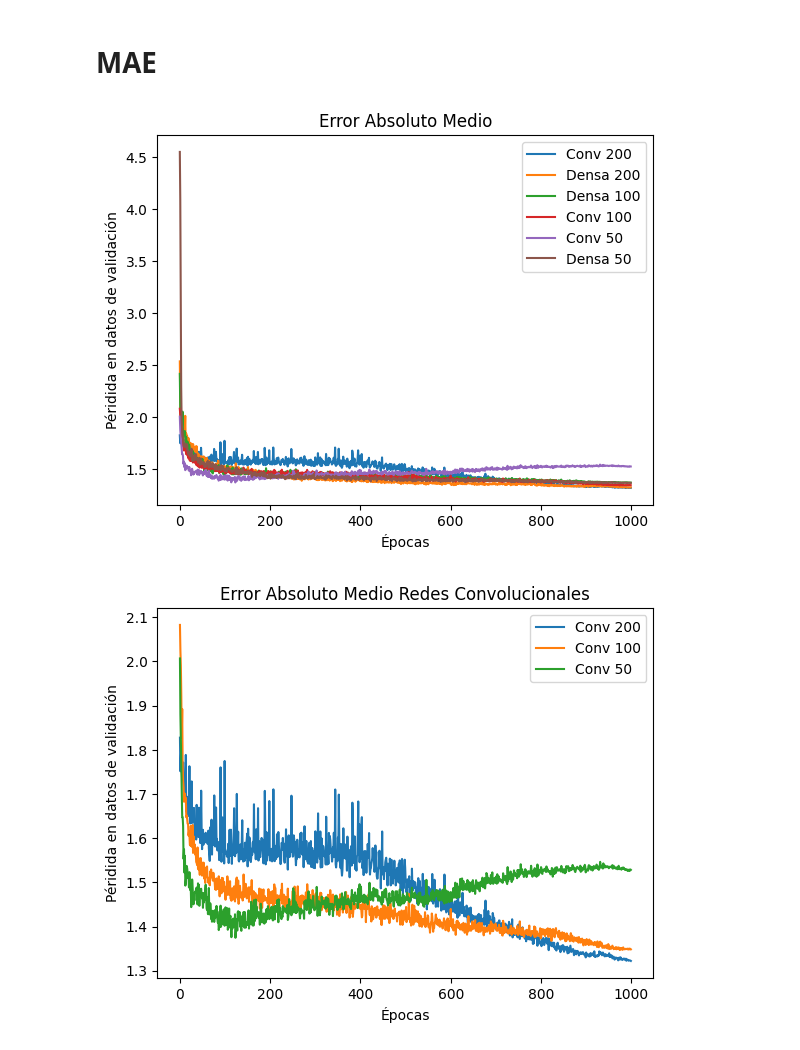
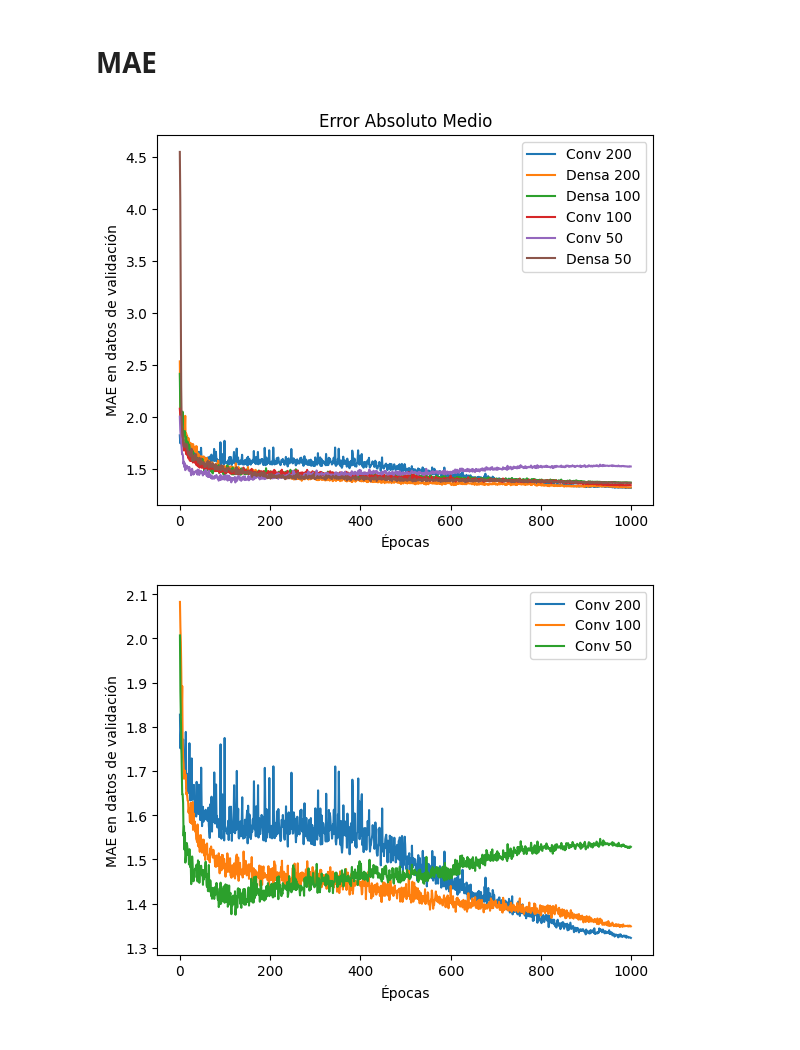
Before and after one commit to RafaSanCed/Tesis-Maestria, a Jupyter notebook: Gráficas finales/Gráficas Accuracy y Loss Trayectorias.ipynb, the cells around one changed output. Cells and saved outputs as stored; diff of their text form; code cells hidden in the pictures.

```diff
--- a/Gráficas finales/Gráficas Accuracy y Loss Trayectorias.ipynb
+++ b/Gráficas finales/Gráficas Accuracy y Loss Trayectorias.ipynb
@@ -63,7 +63,7 @@ plt.show()
 # MAE
 # %%
 ax = df200conv['val_mae'].plot(kind='line', title='Error Absoluto Medio', xlabel='Épocas',
-                                ylabel='Péridida en datos de validación', label='Conv 200')
+                                ylabel='MAE en datos de validación', label='Conv 200')
 df200dense['val_mae'].plot(kind='line', ax=ax, label='Densa 200')
 df100dense['val_mae'].plot(kind='line', ax=ax, label='Densa 100')
 df100conv['val_mae'].plot(kind='line', ax=ax, label='Conv 100')
@@ -74,16 +74,16 @@ df50dense['val_mae'].plot(kind='line', ax=ax, label='Densa 50')
 ax.legend()
 plt.show()
 # %% [output]
-[figure, old version]
+[figure, new version]
 # %%
-ax = df200conv['val_mae'].plot(kind='line', title='Error Absoluto Medio Redes Convolucionales', xlabel='Épocas',
-                                ylabel='Péridida en datos de validación', label='Conv 200')
+ax = df200conv['val_mae'].plot(kind='line', xlabel='Épocas',
+                                ylabel='MAE en datos de validación', label='Conv 200')
 df100conv['val_mae'].plot(kind='line', ax=ax, label='Conv 100')
 df50conv['val_mae'].plot(kind='line', ax=ax, label='Conv 50')
 
 # Agrega leyenda y muestra la gráfica
 ax.legend()
 plt.show()
 # %% [output]
-[figure, old version]
+[figure, new version]
 # %%
```
Also changed, not shown: parts of 3 cells of this notebook, 3 other files.
